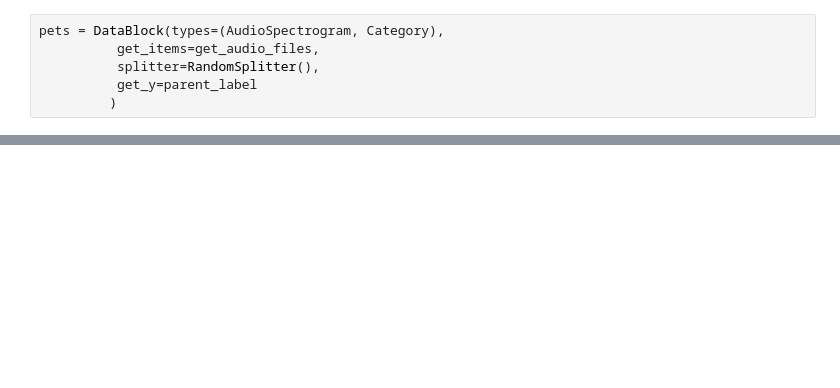
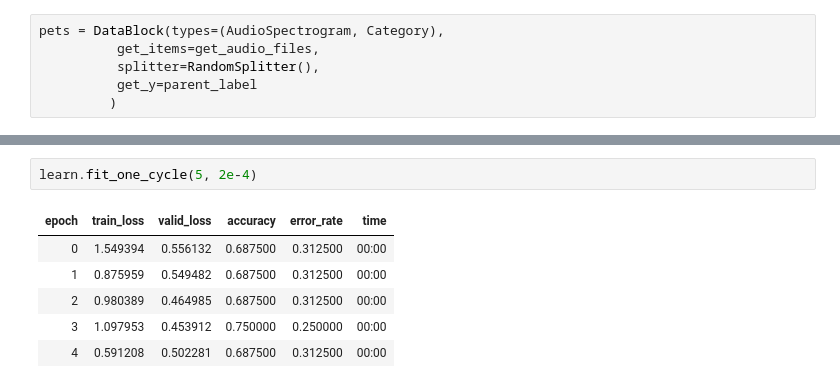
Before and after one commit to limeai/fastai_dev, a Jupyter notebook: dev/71_audio_model.ipynb, the cells around one changed output, grey strips where cells are left out. Drawn from its saved outputs; the diff is of its cells as text; blank space fills up the shorter version.

```diff
--- a/dev/71_audio_model.ipynb
+++ b/dev/71_audio_model.ipynb
@@ -255,0 +105,9 @@ pets(items[0])
+# %%
+learn.fit_one_cycle(5, 2e-4)
+# %% [output]
+| epoch | train_loss | valid_loss | accuracy | error_rate | time |
+| 0 | 1.549394 | 0.556132 | 0.687500 | 0.312500 | 00:00 |
+| 1 | 0.875959 | 0.549482 | 0.687500 | 0.312500 | 00:00 |
+| 2 | 0.980389 | 0.464985 | 0.687500 | 0.312500 | 00:00 |
+| 3 | 1.097953 | 0.453912 | 0.750000 | 0.250000 | 00:00 |
+| 4 | 0.591208 | 0.502281 | 0.687500 | 0.312500 | 00:00 |
```
Also changed, not shown: parts of 57 cells of this notebook.
